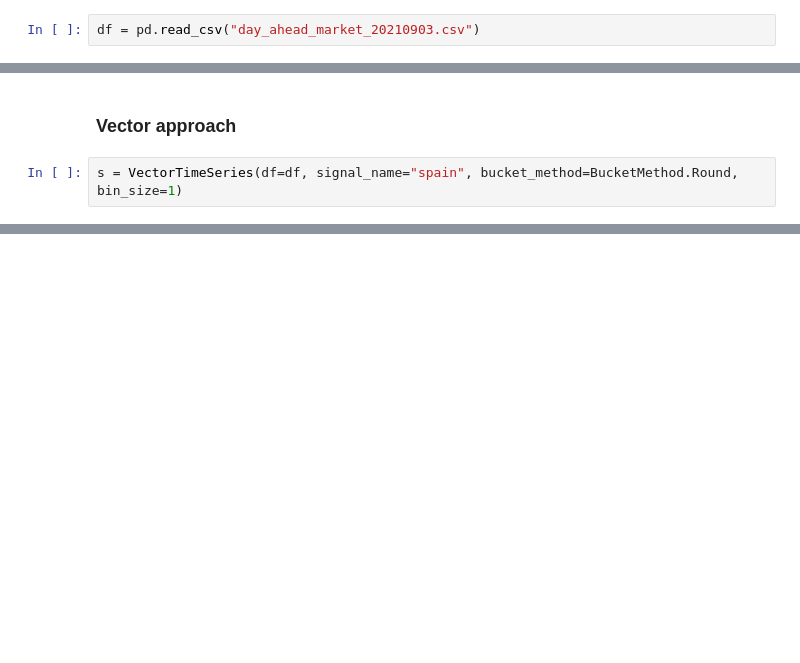
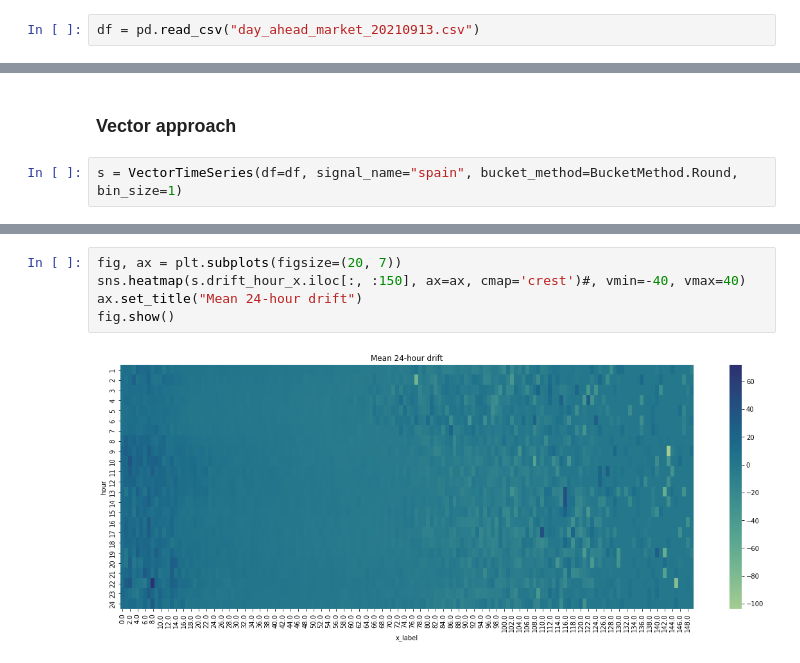
Before and after one commit to NonoMalpi/electricity, a Jupyter notebook: notebooks/Potenciala.ipynb, the cells around one changed output, grey strips where cells are left out. Saved outputs shown, nothing was run; the diff lists cells and outputs as text; blank space fills up the shorter version.

```diff
--- a/notebooks/Potenciala.ipynb
+++ b/notebooks/Potenciala.ipynb
@@ -21,7 +21,7 @@ from potenciala import BucketMethod, FigureShape, SingleTimeSeries, VectorTimeSe
 #df = Omie.download_period_file(filename="marginalpdbc", start_year=2016, end_year=2021)
 #df = Omie.include_old_file(df=df, filename="marginalpdbc_2002_2015.csv")
 # %%
-df = pd.read_csv("day_ahead_market_20210903.csv")
+df = pd.read_csv("day_ahead_market_20210913.csv")
 # %% [markdown]
 ### Decide x_value resolution: 0.25 or 1
 ### Issue with time change: 23, 24 and 25 hours -> Solved through no_time_change parameter
@@ -194,0 +199,7 @@ s = VectorTimeSeries(df=df, signal_name="spain", bucket_method=BucketMethod.Roun
+# %%
+fig, ax = plt.subplots(figsize=(20, 7))
+sns.heatmap(s.drift_hour_x.iloc[:, :150], ax=ax, cmap='crest')#, vmin=-40, vmax=40)
+ax.set_title("Mean 24-hour drift")
+fig.show()
+# %% [output]
+[figure, added]
```
Also changed, not shown: parts of 20 cells of this notebook, 3 other files.
